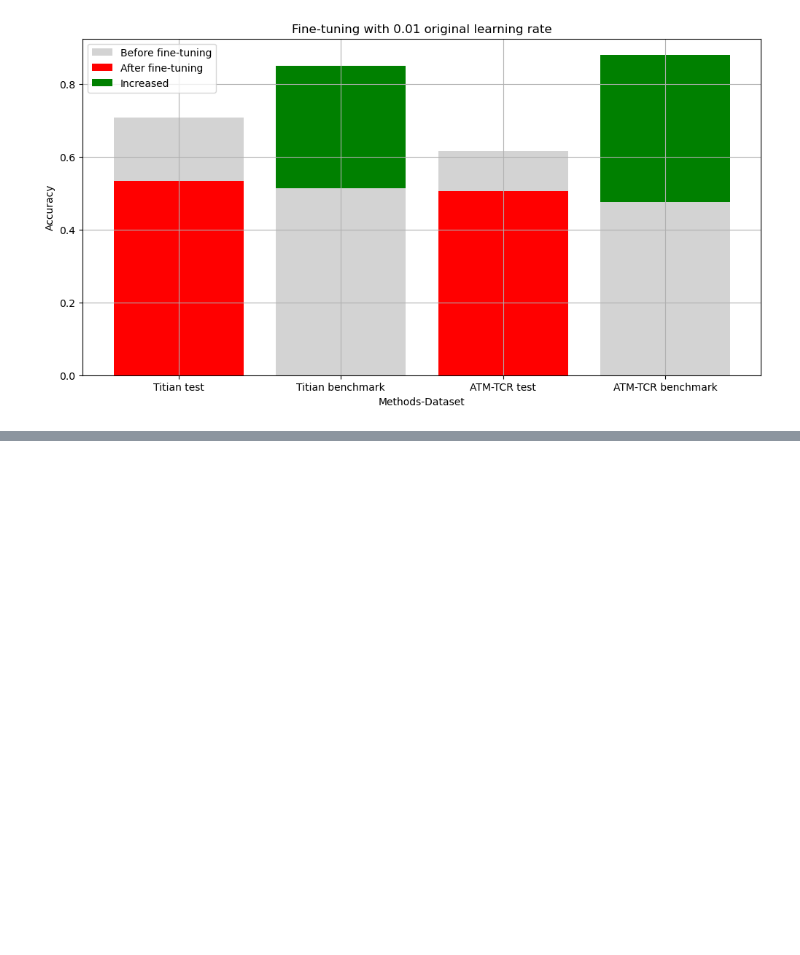
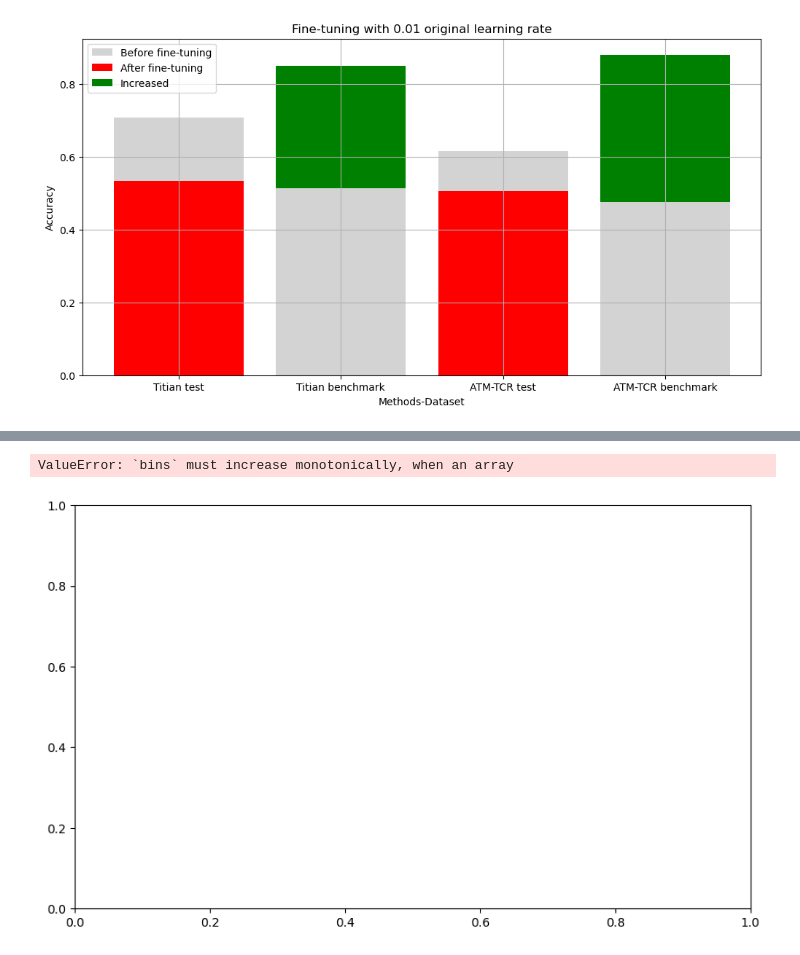
Before and after one commit to Lee-CBG/BAP_Attack_n_Defend, a Jupyter notebook: process_TITAN.ipynb, the cells around one changed output, grey strips where cells are left out. Drawn from its saved outputs; the diff is of its cells as text; code cells hidden in the pictures; blank space fills up the shorter version.

```diff
--- a/process_TITAN.ipynb
+++ b/process_TITAN.ipynb
@@ -573,0 +631,23 @@ plt.show()
+# %%
+import pandas as pd
+import matplotlib.pyplot as plt
+import seaborn as sns
+
+# Assuming your DataFrame is named df and you have loaded it
+# df = pd.read_csv('path_to_your_data.csv')  # Uncomment if reading from a file
+
+# Sort the DataFrame by 'count' in descending order
+df_sorted = epi_count.sort_values(by='count', ascending=False)
+
+# Plot the distribution of the sorted 'count' column
+plt.figure(figsize=(10, 6))
+plt.hist(range(0, 932), df_sorted['count'].values)  # kde=True adds a smooth curve
+plt.title('Distribution of Counts (Sorted)')
+plt.xlabel('Count')
+plt.ylabel('Frequency')
+plt.yscale('log')  # Use a logarithmic scale for better visibility
+plt.grid(True)
+plt.show()
+# %% [output]
+ValueError: `bins` must increase monotonically, when an array
+[figure, added]
```
Also changed, not shown: parts of 19 cells of this notebook, 37 other files.
